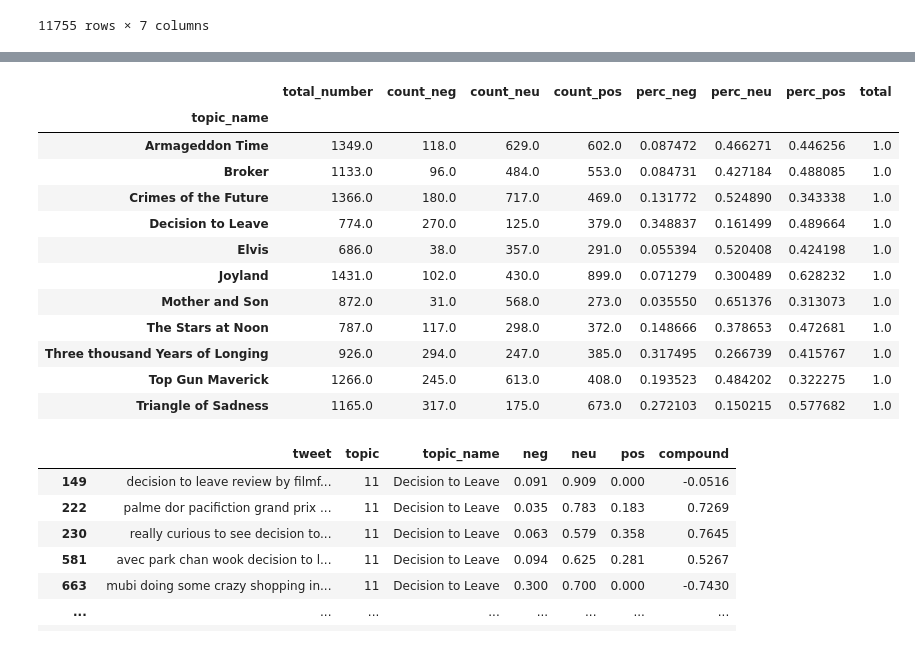
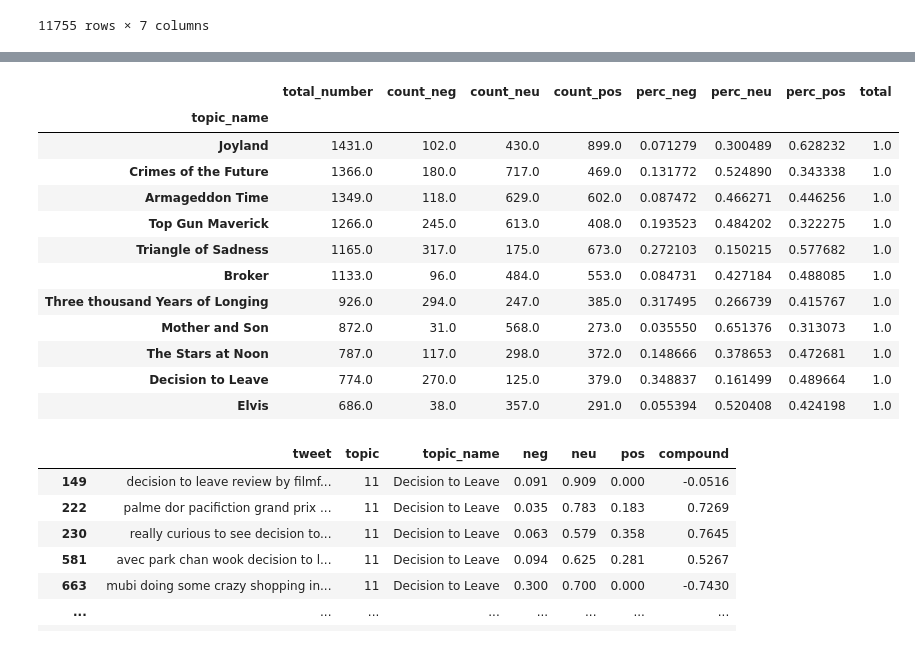
Before and after one commit to amyyunekim/Course_5_NLP, a Jupyter notebook: code/nlp_cannes.ipynb, the cells around one changed output, grey strips where cells are left out. Cells and saved outputs as stored; diff of their text form; code cells hidden in the pictures.

```diff
--- a/code/nlp_cannes.ipynb
+++ b/code/nlp_cannes.ipynb
@@ -672,21 +614,21 @@ def compute_metrics(x):
                 }
     return pd.Series(result)
 # %%
-df_vader.groupby('topic_name').apply(compute_metrics)
+df_vader.groupby('topic_name').apply(compute_metrics).sort_values(by='total_number', ascending = False)
 # %% [output]
 |  | total_number | count_neg | count_neu | count_pos | perc_neg | perc_neu | perc_pos | total |
 | topic_name |  |  |  |  |  |  |  |  |
+| Joyland | 1431.0 | 102.0 | 430.0 | 899.0 | 0.071279 | 0.300489 | 0.628232 | 1.0 |
+| Crimes of the Future | 1366.0 | 180.0 | 717.0 | 469.0 | 0.131772 | 0.524890 | 0.343338 | 1.0 |
 | Armageddon Time | 1349.0 | 118.0 | 629.0 | 602.0 | 0.087472 | 0.466271 | 0.446256 | 1.0 |
+| Top Gun Maverick | 1266.0 | 245.0 | 613.0 | 408.0 | 0.193523 | 0.484202 | 0.322275 | 1.0 |
+| Triangle of Sadness | 1165.0 | 317.0 | 175.0 | 673.0 | 0.272103 | 0.150215 | 0.577682 | 1.0 |
 | Broker | 1133.0 | 96.0 | 484.0 | 553.0 | 0.084731 | 0.427184 | 0.488085 | 1.0 |
-| Crimes of the Future | 1366.0 | 180.0 | 717.0 | 469.0 | 0.131772 | 0.524890 | 0.343338 | 1.0 |
+| Three thousand Years of Longing | 926.0 | 294.0 | 247.0 | 385.0 | 0.317495 | 0.266739 | 0.415767 | 1.0 |
+| Mother and Son | 872.0 | 31.0 | 568.0 | 273.0 | 0.035550 | 0.651376 | 0.313073 | 1.0 |
+| The Stars at Noon | 787.0 | 117.0 | 298.0 | 372.0 | 0.148666 | 0.378653 | 0.472681 | 1.0 |
 | Decision to Leave | 774.0 | 270.0 | 125.0 | 379.0 | 0.348837 | 0.161499 | 0.489664 | 1.0 |
 | Elvis | 686.0 | 38.0 | 357.0 | 291.0 | 0.055394 | 0.520408 | 0.424198 | 1.0 |
-| Joyland | 1431.0 | 102.0 | 430.0 | 899.0 | 0.071279 | 0.300489 | 0.628232 | 1.0 |
-| Mother and Son | 872.0 | 31.0 | 568.0 | 273.0 | 0.035550 | 0.651376 | 0.313073 | 1.0 |
-| The Stars at Noon | 787.0 | 117.0 | 298.0 | 372.0 | 0.148666 | 0.378653 | 0.472681 | 1.0 |
-| Three thousand Years of Longing | 926.0 | 294.0 | 247.0 | 385.0 | 0.317495 | 0.266739 | 0.415767 | 1.0 |
-| Top Gun Maverick | 1266.0 | 245.0 | 613.0 | 408.0 | 0.193523 | 0.484202 | 0.322275 | 1.0 |
-| Triangle of Sadness | 1165.0 | 317.0 | 175.0 | 673.0 | 0.272103 | 0.150215 | 0.577682 | 1.0 |
 # %%
 df_vader[(df_vader['neg']>0 )& (df_vader['topic_name']== 'Decision to Leave')]
 # %% [output]
```
Also changed, not shown: parts of 15 cells of this notebook, 6 other files.
